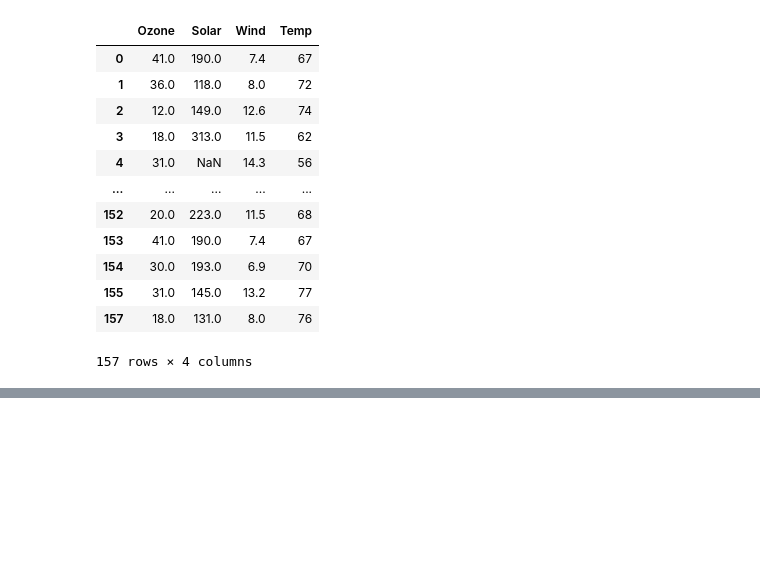
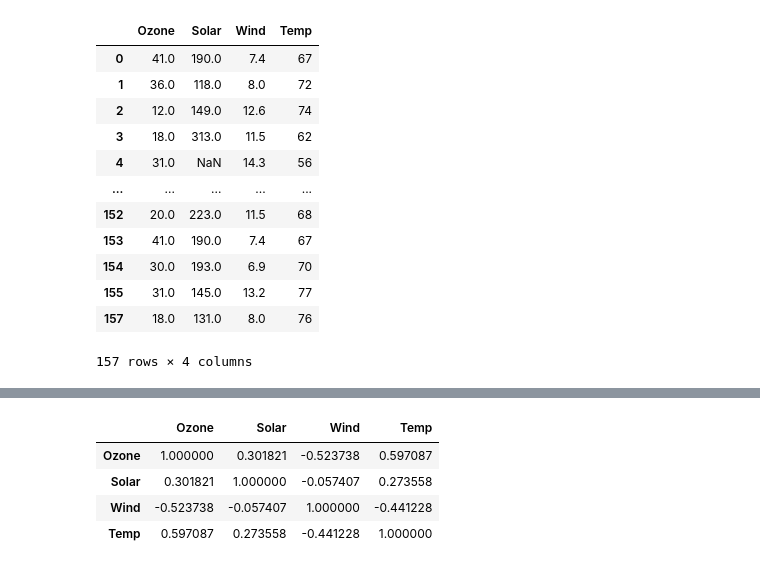
Before and after one commit to himapriya17/himapriya-17, a Jupyter notebook: EDA1.ipynb, the cells around one changed output, grey strips where cells are left out. Saved outputs shown, nothing was run; the diff lists cells and outputs as text; code cells hidden in the pictures; blank space fills up the shorter version.

```diff
--- a/EDA1.ipynb
+++ b/EDA1.ipynb
@@ -407,0 +453,9 @@ data1_numeric
+# %%
+#print correlation coefficinets for all the above columns
+data1_numeric.corr()
+# %% [output]
+|  | Ozone | Solar | Wind | Temp |
+| Ozone | 1.000000 | 0.301821 | -0.523738 | 0.597087 |
+| Solar | 0.301821 | 1.000000 | -0.057407 | 0.273558 |
+| Wind | -0.523738 | -0.057407 | 1.000000 | -0.441228 |
+| Temp | 0.597087 | 0.273558 | -0.441228 | 1.000000 |
```
Also changed, not shown: parts of 10 cells of this notebook.
